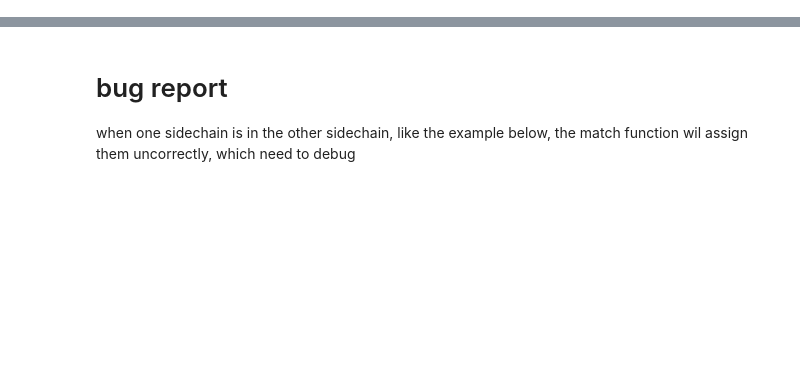
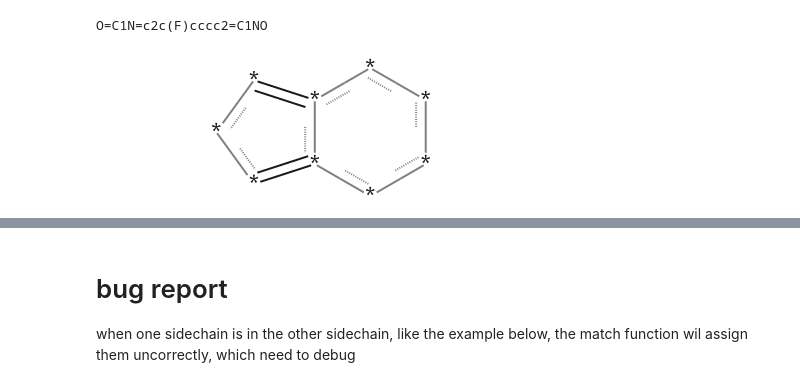
Before and after one commit to jgxs/bridge_ring_dataset, a Jupyter notebook: Bridged_ring/PDB_rings/PHE2BCH_pairs/scripts/phe2bch.ipynb, the cells around one changed output, grey strips where cells are left out. Cells and saved outputs as stored; diff of their text form; code cells hidden in the pictures; blank space fills up the shorter version.

```diff
--- a/Bridged_ring/PDB_rings/PHE2BCH_pairs/scripts/phe2bch.ipynb
+++ b/Bridged_ring/PDB_rings/PHE2BCH_pairs/scripts/phe2bch.ipynb
@@ -27,0 +165,8 @@ def mol_with_atom_index(mol):
+# %%
+lig_refine_smi = Chem.MolToSmiles(Chem.RemoveAllHs(lig))
+print(lig_refine_smi)
+mol = Chem.MolFromSmarts("*1*=*2*****2=*1")
+mol
+# %% [output]
+O=C1N=c2c(F)cccc2=C1NO
+[figure, added]
```
Also changed, not shown: parts of 38 cells of this notebook, 5 other files.
